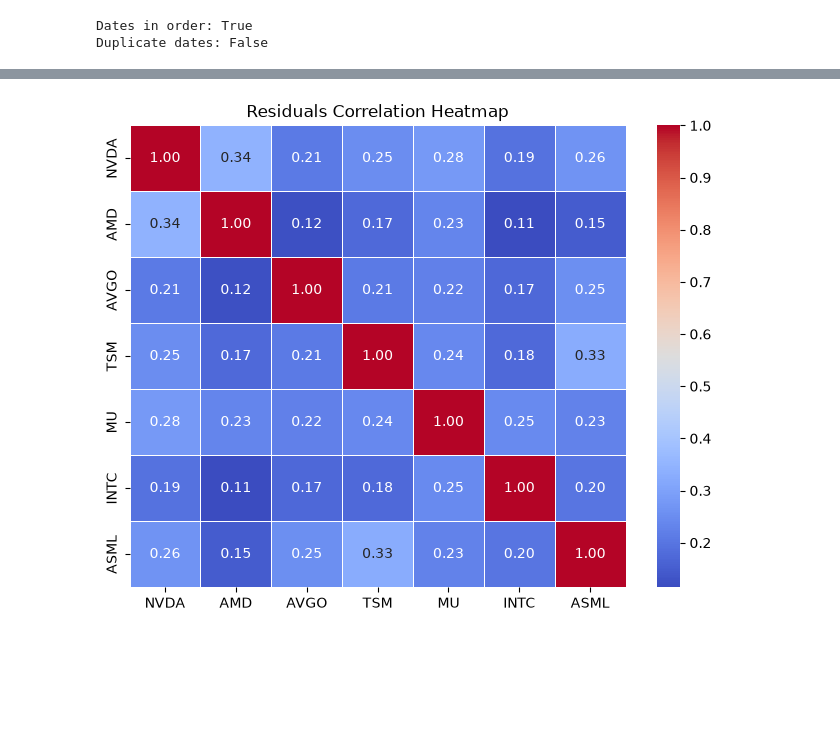
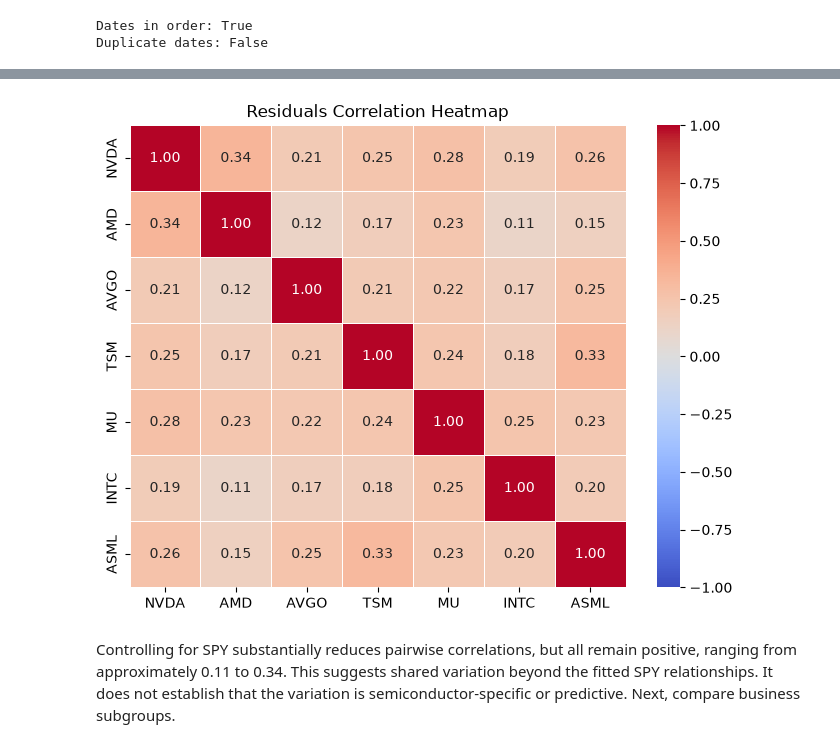
Before and after one commit to simbashakib/Semiconductor-Research-Project, a Jupyter notebook: notebooks/01_semiconductor_equity_analysis.ipynb, the cells around one changed output, grey strips where cells are left out. Cells and saved outputs as stored; diff of their text form; code cells hidden in the pictures; blank space fills up the shorter version.

```diff
--- a/notebooks/01_semiconductor_equity_analysis.ipynb
+++ b/notebooks/01_semiconductor_equity_analysis.ipynb
@@ -195,9 +229,14 @@ residuals_df.head()
 # %%
 residuals_correlation_matrix = residuals_df.corr()
 
 plt.figure(figsize=(8,6))
-sns.heatmap(residuals_correlation_matrix, annot=True, cmap="coolwarm", fmt=".2f", linewidths=0.5)
+sns.heatmap(residuals_correlation_matrix, annot=True, cmap="coolwarm", fmt=".2f", linewidths=0.5, vmin=-1, vmax=1, center=0)
 plt.title("Residuals Correlation Heatmap")
 plt.show()
 # %% [output]
-[figure, old version]
+[figure, new version]
+# %% [markdown]
+Controlling for SPY substantially reduces pairwise correlations, but all remain
+positive, ranging from approximately 0.11 to 0.34. This suggests shared variation
+beyond the fitted SPY relationships. It does not establish that the variation is
+semiconductor-specific or predictive. Next, compare business subgroups.
```
Also changed, not shown: parts of 22 cells of this notebook, 4 other files.
